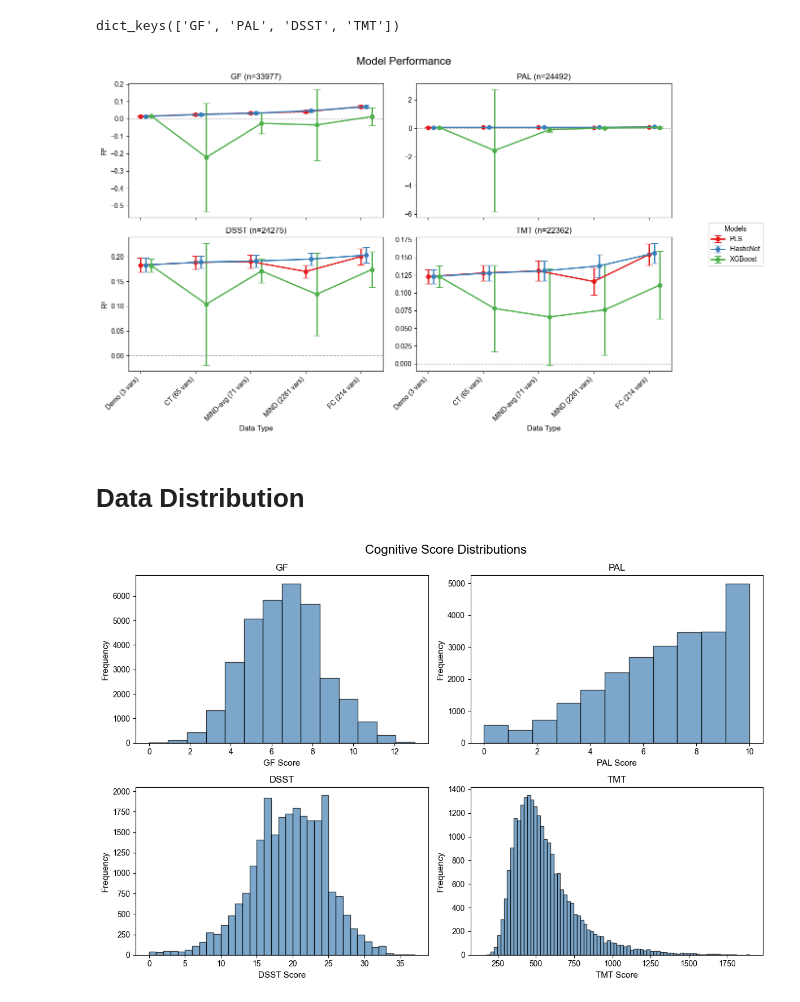
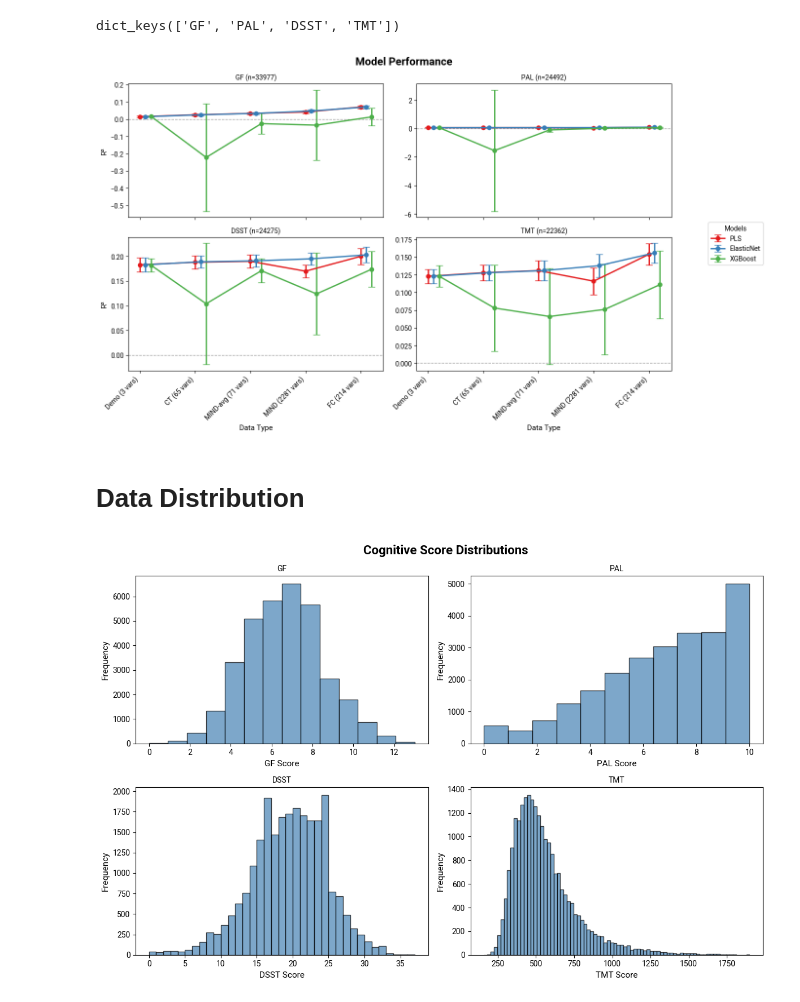
Before and after one commit to bailey168/MIND_models, a Jupyter notebook: visualization/plot_models.ipynb, the cells around one changed output. Saved outputs shown, nothing was run; the diff lists cells and outputs as text; code cells hidden in the pictures.

Commit message:
Updated plotting font to Roboto and increased font size

```diff
--- a/visualization/plot_models.ipynb
+++ b/visualization/plot_models.ipynb
@@ -72,18 +94,18 @@ for idx, (sheet_name, df) in enumerate(sheets.items()):
 
     # ax.set_ylim(0, 0.25)
     if idx >= 2:  # Only add x-axis labels for bottom plots (indices 2 and 3)
-        ax.set_xlabel('Data Type', fontsize=11)
+        ax.set_xlabel('Data Type', fontsize=11, fontproperties=roboto_prop)
         ax.set_xticks(base_positions)
-        ax.set_xticklabels(data_labels, rotation=45, ha='right', fontsize=10)
+        ax.set_xticklabels(data_labels, rotation=45, ha='right', fontsize=10, fontproperties=roboto_prop)
     else:  # Remove x-axis labels for top plots (indices 0 and 1)
         ax.set_xticks(base_positions)
         ax.set_xticklabels([])
 
     # Only add y-axis labels for left plots (indices 0 and 2)
     if idx % 2 == 0:
-        ax.set_ylabel('R²', fontsize=11)
+        ax.set_ylabel('R²', fontsize=11, fontproperties=roboto_prop)
 
-    ax.set_title(f'{sheet_name} (n={sample_sizes[idx]})', fontsize=12)
+    ax.set_title(f'{sheet_name} (n={sample_sizes[idx]})', fontsize=12, fontproperties=roboto_prop)
 
     # Add dotted horizontal line at y=0
     ax.axhline(y=0, color='gray', linestyle='--', alpha=0.7, linewidth=1)
@@ -92,10 +114,14 @@ for idx, (sheet_name, df) in enumerate(sheets.items()):
     # ax.legend(title='Models', fontsize=8)
 
 # Add overall title to the figure
-fig.suptitle('Model Performance', fontsize=16, x=0.53, y=0.98)
+fig.suptitle('Model Performance', fontsize=16, x=0.53, y=0.98, fontproperties=roboto_bold_prop)
 
 # Add a single legend for the entire figure
-fig.legend(handles, labels, title='Models', loc='center right', bbox_to_anchor=(1.15, 0.5), fontsize=10, title_fontsize=10)
+fig.legend(handles, labels, title='Models', loc='center right', bbox_to_anchor=(1.15, 0.5),
+          fontsize=10, title_fontsize=10, prop=roboto_prop)
+
+plt.savefig('/Users/baileyng/MIND_data/Aria Poster Figure/model_performance.png',
+            dpi=600, bbox_inches='tight', transparent=True, facecolor='none')
 
 plt.tight_layout()
 plt.show()
@@ -168,18 +286,18 @@ for idx, (sheet_name, df) in enumerate(sheets.items()):
 
     # ax.set_ylim(0, 0.25)
     if idx >= 2:  # Only add x-axis labels for bottom plots (indices 2 and 3)
-        ax.set_xlabel('Data Type', fontsize=11)
+        ax.set_xlabel('Data Type', fontsize=11, fontproperties=roboto_prop)
         ax.set_xticks(base_positions)
-        ax.set_xticklabels(data_labels, rotation=45, ha='right', fontsize=10)
+        ax.set_xticklabels(data_labels, rotation=45, ha='right', fontsize=10, fontproperties=roboto_prop)
     else:  # Remove x-axis labels for top plots (indices 0 and 1)
         ax.set_xticks(base_positions)
         ax.set_xticklabels([])
 
     # Only add y-axis labels for left plots (indices 0 and 2)
     if idx % 2 == 0:
-        ax.set_ylabel('R²', fontsize=11)
+        ax.set_ylabel('R²', fontsize=11, fontproperties=roboto_prop)
 
-    ax.set_title(f'{sheet_name} (n={sample_sizes[idx]})', fontsize=12)
+    ax.set_title(f'{sheet_name} (n={sample_sizes[idx]})', fontsize=12, fontproperties=roboto_prop)
 
     # Add dotted horizontal line at y=0
     ax.axhline(y=0, color='gray', linestyle='--', alpha=0.7, linewidth=1)
@@ -188,15 +306,16 @@ for idx, (sheet_name, df) in enumerate(sheets.items()):
     # ax.legend(title='Models', fontsize=8)
 
 # Add overall title to the figure
-fig.suptitle('Model Performance', fontsize=16, x=0.53, y=0.98)
+fig.suptitle('Model Performance', fontsize=16, x=0.53, y=0.98, fontproperties=roboto_bold_prop)
 
 # Add a single legend for the entire figure
-fig.legend(handles, labels, title='Models', loc='center right', bbox_to_anchor=(1.15, 0.5), fontsize=10, title_fontsize=10)
+fig.legend(handles, labels, title='Models', loc='center right', bbox_to_anchor=(1.15, 0.5),
+          fontsize=10, title_fontsize=10, prop=roboto_prop)
 
 plt.tight_layout()
 plt.show()
 # %% [output]
-[figure, old version]
+[figure, new version]
 # %% [markdown]
 # Data Distribution
 # %%
@@ -220,35 +339,35 @@ datasets = [
     },
     {
         'path': '/Users/baileyng/MIND_data/ukb_cog/ukb_master_DSST_no_outliers.csv',
         'column': '23324-2.0',
         'name': 'DSST',
         'bins': 37
     },
     {
         'path': '/Users/baileyng/MIND_data/ukb_cog/ukb_master_TMT_no_outliers.csv',
         'column': 'trailmaking_score',
         'name': 'TMT',
         'bins': 80
     }
 ]
 
 for idx, config in enumerate(datasets):
     ax = axes[idx]
 
     # Load the dataset
     df = pd.read_csv(config['path'], index_col=0)
 
     # Create histogram using matplotlib
     ax.hist(df[config['column']], bins=config['bins'], alpha=0.7, color='steelblue', edgecolor='black')
 
-    ax.set_title(f'{config["name"]}', fontsize=12)
-    ax.set_xlabel(f'{config["name"]} Score', fontsize=11)
-    ax.set_ylabel('Frequency', fontsize=11)
+    ax.set_title(f'{config["name"]}', fontsize=12, fontproperties=roboto_prop)
+    ax.set_xlabel(f'{config["name"]} Score', fontsize=11, fontproperties=roboto_prop)
+    ax.set_ylabel('Frequency', fontsize=11, fontproperties=roboto_prop)
 
 # Add overall title
-fig.suptitle('Cognitive Score Distributions', fontsize=16, x=0.52, y=0.98)
+fig.suptitle('Cognitive Score Distributions', fontsize=16, x=0.52, y=0.98, fontproperties=roboto_bold_prop)
 
 plt.tight_layout()
 plt.show()
 # %% [output]
-[figure, old version]
+[figure, new version]
```
Also changed, not shown: parts of 3 cells of this notebook.
